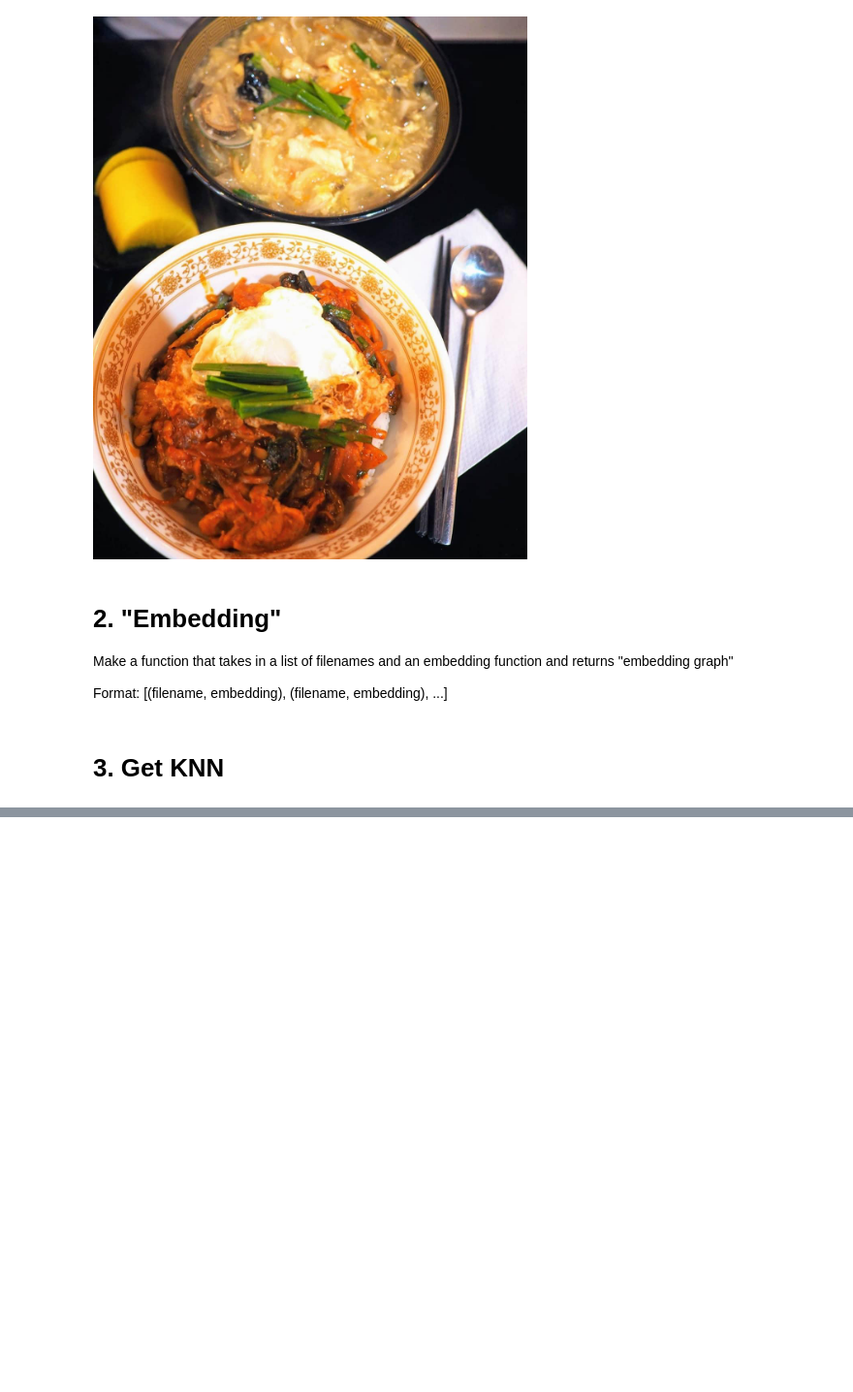
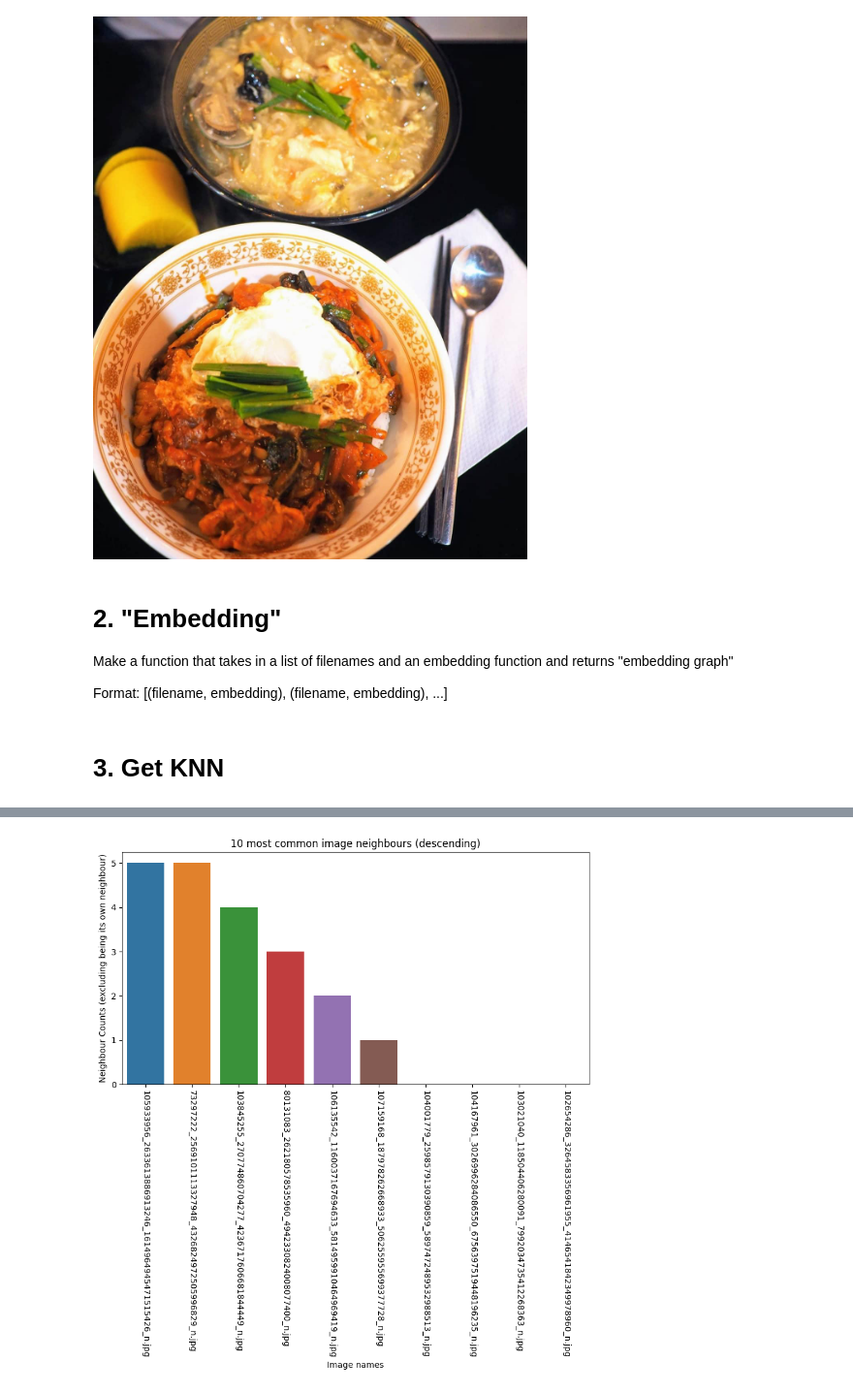
Before and after one commit to Language-Research-Technology/exploring-knn, a Jupyter notebook: main.ipynb, the cells around one changed output, grey strips where cells are left out. Shown at 97% size. Cells and saved outputs as stored; diff of their text form; code cells hidden in the pictures; blank space fills up the shorter version.

Commit message:
helper functions and graphing

```diff
--- a/main.ipynb
+++ b/main.ipynb
@@ -100,0 +78,3 @@ index.neighbor_graph
+# %%
+nearest_neighbours_array, neighbours_distance_array = get_knn(embedding_graph, 3)
+nearest_neighbours_array, neighbours_distance_array
@@ -100,0 +108,15 @@ index.neighbor_graph
+# %%
+def count_neighbour_occurances(nearest_neighbours_array) -> "ranking_array":
+    """return array where the ith index is how many times the ith number occured as a neighbour
+    (including as a neighbour of itself)"""
+    _, counts = np.unique(nearest_neighbours_array.flatten(), return_counts=True)
+    return counts
+# %%
+count_neighbour_occurances_array = count_neighbour_occurances(nearest_neighbours_array)
+# %%
+def rank_neighbour_occurances(count_neighbour_occurances_array, ascending=True):
+    """takes count_neighbour_occurances() output as input and returns a ranked array
+    of indexes in desired order (the index corresponds to a filename in the image_filenames variable)"""
+    # first part returns ascending list of sorted indices
+    # second part conditionally flips the order
+    return np.argsort(count_neighbour_occurances_array)[::-1+2*ascending] # ascending = True -> 1,  ascending = False -> -1
@@ -100,0 +137,19 @@ index.neighbor_graph
+# %%
+count_neighbour_occurances_array = count_neighbour_occurances(nearest_neighbours_array)
+ranked_neighbour_occurances = rank_neighbour_occurances(count_neighbour_occurances_array, ascending=False)
+
+n_most_common = 10
+x=[image_filenames[idx] for idx in ranked_neighbour_occurances[0:n_most_common]]
+y=[count_neighbour_occurances_array[idx] -1 for idx in ranked_neighbour_occurances[0:n_most_common]] # the -1 is to exclude counting being its own neighbour
+plt.figure(figsize=(10,5))
+
+sns.barplot(x=x, y=y)
+
+plt.xticks(rotation=270)
+plt.xlabel("Image names")
+plt.ylabel("Neighbour Counts (excluding being its own neighbour)")
+plt.title(f"{n_most_common} most common image neighbours (descending)")
+
+plt.show()
+# %% [output]
+[figure, added]
```
Also changed, not shown: parts of 8 cells of this notebook.
